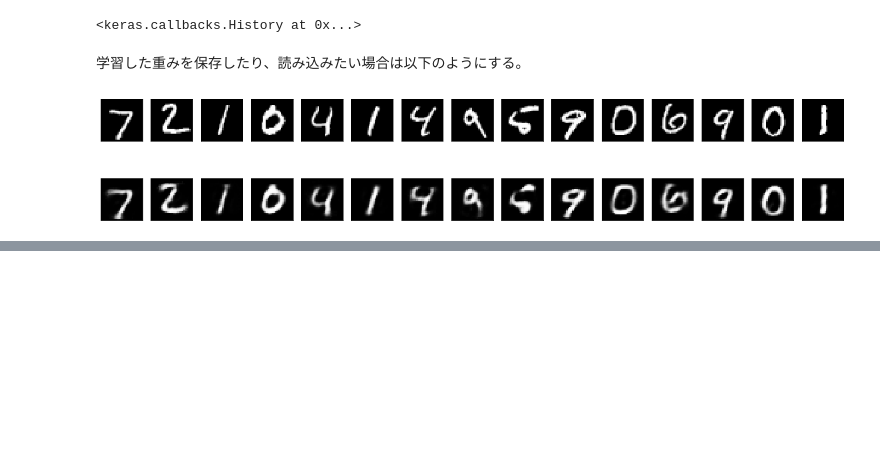
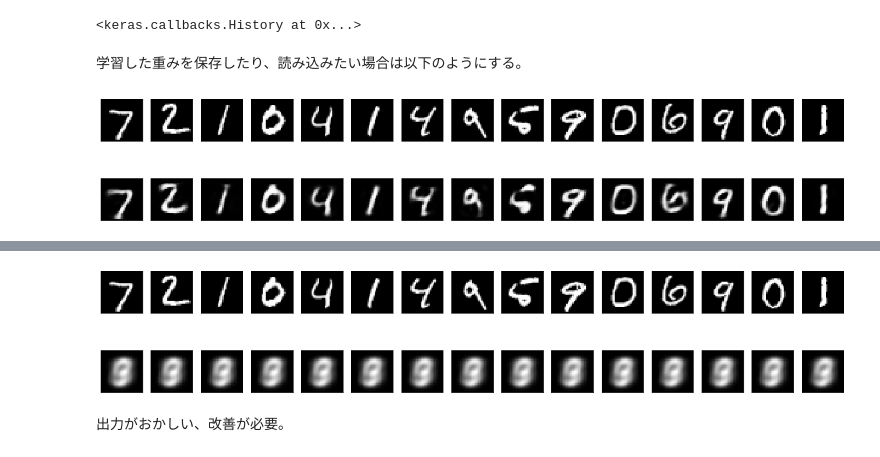
Before and after one commit to furukawa-laboratory/workout_report_2019, a Jupyter notebook: trainee/yamauchi/Model/Construction_of_NN_with_Keras_03.ipynb, the cells around one changed output, grey strips where cells are left out. Saved outputs shown, nothing was run; the diff lists cells and outputs as text; code cells hidden in the pictures; blank space fills up the shorter version.

Commit message:
4th commit, finished on Sparse Autoencoder.

```diff
--- a/trainee/yamauchi/Model/Construction_of_NN_with_Keras_03.ipynb
+++ b/trainee/yamauchi/Model/Construction_of_NN_with_Keras_03.ipynb
@@ -85,0 +90,10 @@ plt.show()
+# %%
+encoding_dim = 32
+input_img = Input(shape=(784, ))
+
+encoded = Dense(encoding_dim, activation='relu', activity_regularizer=regularizers.l1(1e-4))(input_img)
+decoded = Dense(784, activation='sigmoid')(encoded)
+autoencoder = Model(input=input_img, output=decoded)
+
+autoencoder.compile(optimizer='adam', loss='binary_crossentropy')
+autoencoder.fit(x_train, x_train, nb_epoch=100, batch_size=256, shuffle=True, validation_data=(x_test, x_test))
@@ -85,0 +119,23 @@ plt.show()
+# %%
+decoded_imgs = autoencoder.predict(x_test)
+
+n = 15
+plt.figure(figsize=(20, 4))
+
+for i in range(n):
+    ax = plt.subplot(2, n, i+1)
+    plt.imshow(x_test[i].reshape(28, 28))
+    plt.gray()
+    ax.get_xaxis().set_visible(False)
+    ax.get_yaxis().set_visible(False)
+
+    ax = plt.subplot(2, n, i+1+n)
+    plt.imshow(decoded_imgs[i].reshape(28, 28))
+    plt.gray()
+    ax.get_xaxis().set_visible(False)
+    ax.get_yaxis().set_visible(False)
+plt.show()
+# %% [output]
+[figure, added]
+# %% [markdown]
+出力がおかしい、改善が必要。
```
Also changed, not shown: parts of 3 cells of this notebook.
